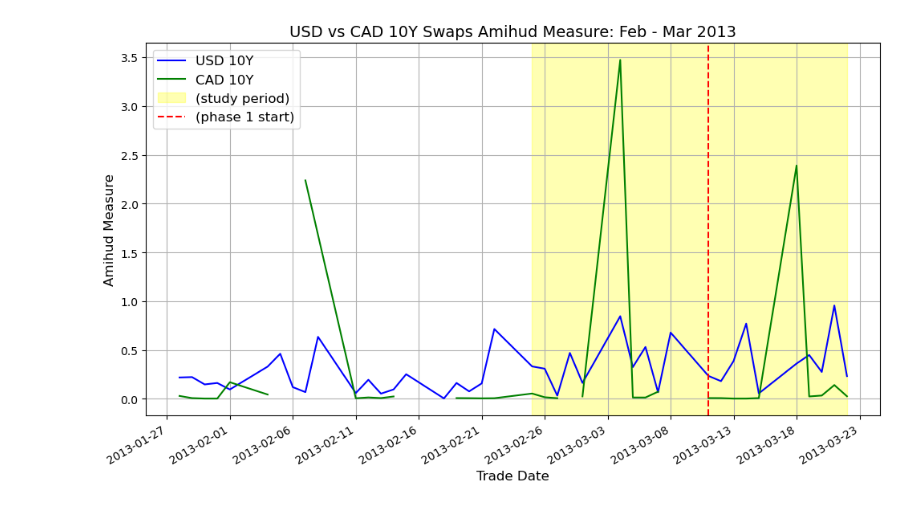
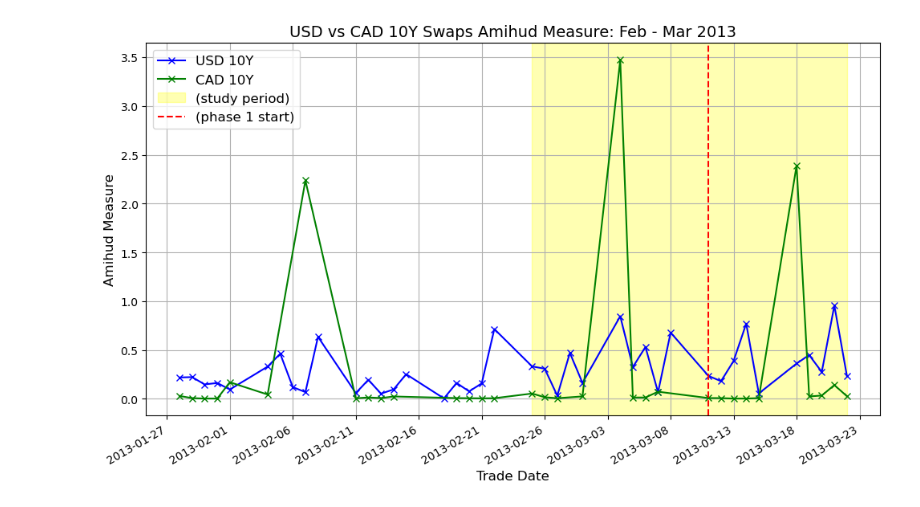
Before and after one commit to arnoblalam/irs-pricing-python, a Jupyter notebook: notebooks/liquidity/10Y_Parallel_Trends_Amihud.ipynb, the cells around one changed output. Cells and saved outputs as stored; diff of their text form; code cells hidden in the pictures.

Commit message:
Update plots for Roll and Amihud measures

```diff
--- a/notebooks/liquidity/10Y_Parallel_Trends_Amihud.ipynb
+++ b/notebooks/liquidity/10Y_Parallel_Trends_Amihud.ipynb
@@ -20,32 +20,32 @@ df = pd.read_excel('data/liquidity/Amihud/Amihud_Measure_20250118.xlsx')
 df_usd = df[(df['Curr'] == 'USD') & (df['Tenor'] == tenor)]
 #df_cad = pd.read_excel('data/liquidity/Amihud/USD_CAD.xlsx')
 df_cad = df[(df['Curr'] == 'CAD') & (df['Tenor'] == tenor)]
-df_usd_filtered = df_usd[(df_usd['Trade Date'] >= start_date) & (df_usd['Trade Date'] <= end_date)].sort_values(by='Trade Date')
-df_cad_filtered = df_cad[(df_cad['Trade Date'] >= start_date) & (df_cad['Trade Date'] <= end_date)].sort_values(by='Trade Date')
+df_usd_filtered = df_usd[(df_usd['Trade Date'] >= start_date) & (df_usd['Trade Date'] <= end_date)].dropna().sort_values(by='Trade Date')
+df_cad_filtered = df_cad[(df_cad['Trade Date'] >= start_date) & (df_cad['Trade Date'] <= end_date)].dropna().sort_values(by='Trade Date')
 # %%
 # Re-plotting with additional formatting for study period and phase 1 start
 
 plt.figure(figsize=(10, 6))
-plt.plot(df_usd_filtered['Trade Date'], df_usd_filtered['Amihud'], label=f'USD {tenor}', color='blue')
-plt.plot(df_cad_filtered['Trade Date'], df_cad_filtered['Amihud'], label=f'CAD {tenor}', color='green')
+plt.plot(df_usd_filtered['Trade Date'], df_usd_filtered['Amihud'], label=f'USD {tenor}', color='blue', marker='x', linestyle='-')
+plt.plot(df_cad_filtered['Trade Date'], df_cad_filtered['Amihud'], label=f'CAD {tenor}', color='green', marker='x', linestyle='-')
 
 plt.axvspan(study_start, study_end, color='yellow', alpha=0.3, label='(study period)')
 
 # Adding a vertical dashed line for phase 1 start
 plt.axvline(phase_start, color='red', linestyle='--', label='(phase 1 start)')
 
 # Formatting the plot
 plt.title(f'USD vs CAD {tenor} Swaps Amihud Measure: {date_nice}', fontsize=14)
 plt.xlabel('Trade Date', fontsize=12)
 plt.ylabel('Amihud Measure', fontsize=12)
 plt.legend(fontsize=12)
 plt.grid(True)
 
 plt.gca().xaxis.set_major_formatter(mdates.DateFormatter('%Y-%m-%d'))
 plt.gca().xaxis.set_major_locator(mdates.DayLocator(interval=5))
 plt.gcf().autofmt_xdate() # Rotation
 
 plt.tight_layout()
 plt.show()
 # %% [output]
-[figure, old version]
+[figure, new version]
```
Also changed, not shown: 3 other files.
